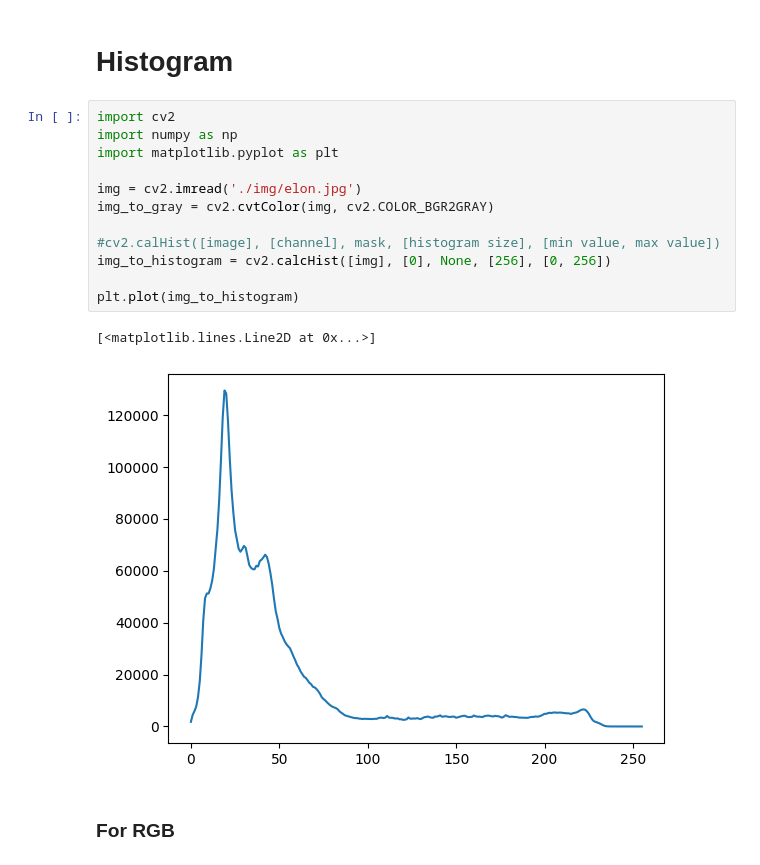
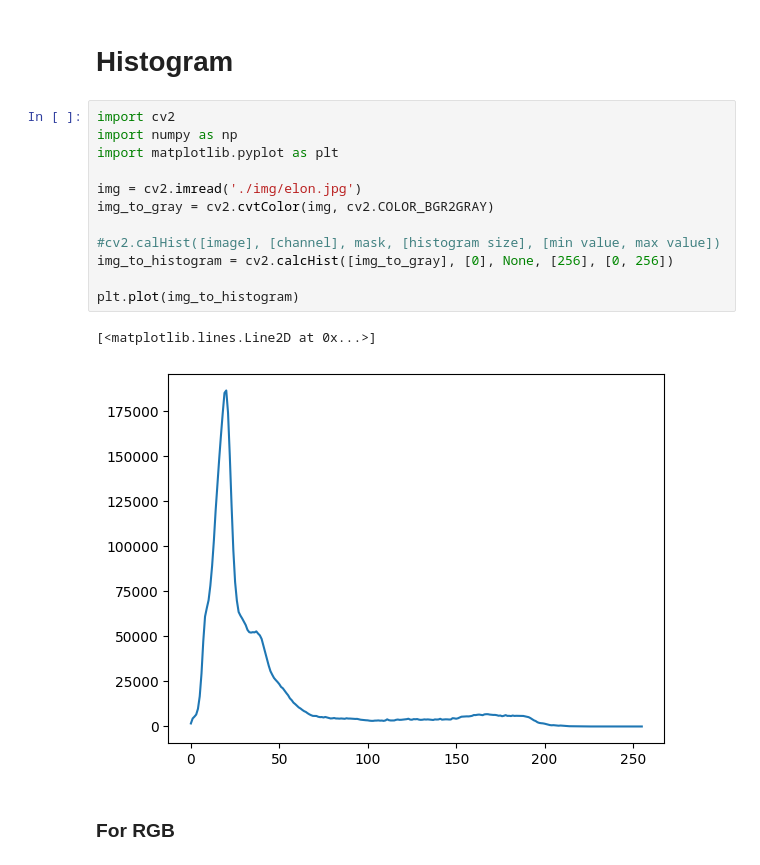
Before and after one commit to therahulsarkar/OpenCV-DIP, a Jupyter notebook: Demo.ipynb, the cells around one changed output. Saved outputs shown, nothing was run; the diff lists cells and outputs as text.

```diff
--- a/Demo.ipynb
+++ b/Demo.ipynb
@@ -43,18 +45,18 @@ plt.imshow(imgL)
 # %%
 import cv2
 import numpy as np
 import matplotlib.pyplot as plt
 
 img = cv2.imread('./img/elon.jpg')
 img_to_gray = cv2.cvtColor(img, cv2.COLOR_BGR2GRAY)
 
 #cv2.calHist([image], [channel], mask, [histogram size], [min value, max value])
-img_to_histogram = cv2.calcHist([img], [0], None, [256], [0, 256])
+img_to_histogram = cv2.calcHist([img_to_gray], [0], None, [256], [0, 256])
 
 plt.plot(img_to_histogram)
 # %% [output]
 [<matplotlib.lines.Line2D at 0x...>]
-[figure, old version]
+[figure, new version]
 # %% [markdown]
 ### For RGB
 # %%
```
Also changed, not shown: parts of 16 cells of this notebook, 4 other files.
